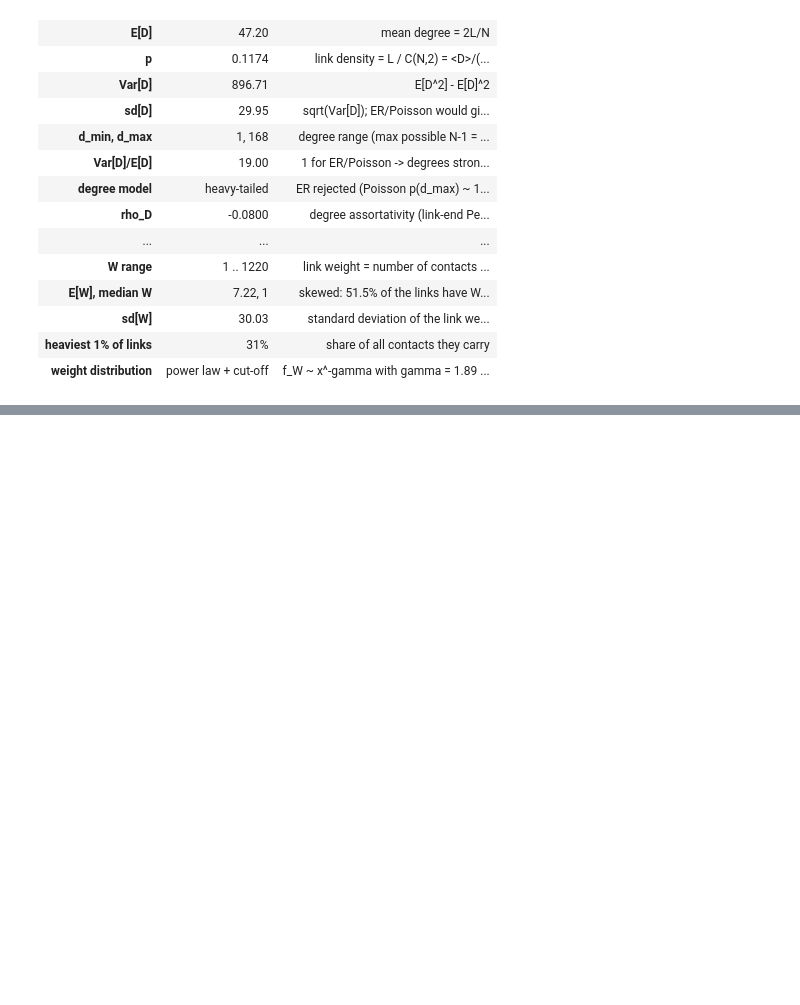
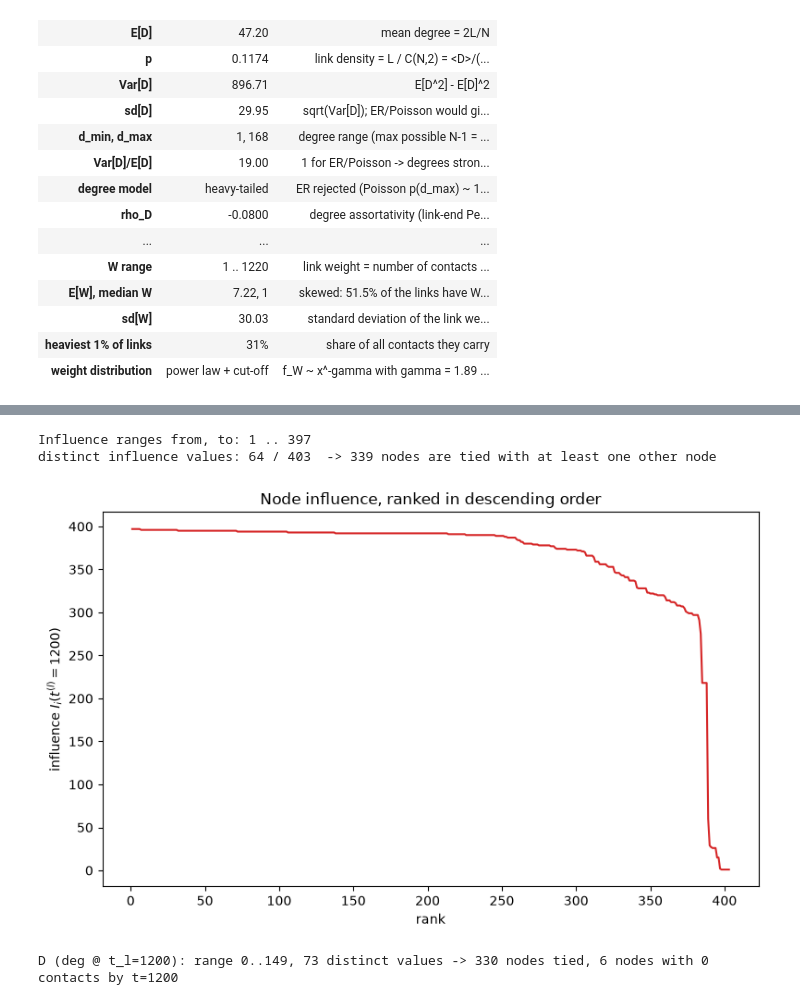
Before and after one commit to andrei00001111/ComplexAss, a Jupyter notebook: assignment.ipynb, the cells around one changed output, grey strips where cells are left out. Saved outputs shown, nothing was run; the diff lists cells and outputs as text; code cells hidden in the pictures; blank space fills up the shorter version.

```diff
--- a/assignment.ipynb
+++ b/assignment.ipynb
@@ -979,0 +1129,55 @@ with pd.option_context("display.max_colwidth", None):
+# %%
+t_l, t_s = 1200, 600
+fractions = np.round(np.arange(0.05, 0.51, 0.05), 2)
+rng = np.random.default_rng(42)
+# %%
+# Influence metric: I_i(t_l = 1200) for every node as seed
+def compute_metric_influence(I_t, t_target):
+    return I_t[:, t_target].astype(float)
+
+influence = compute_metric_influence(I_t, t_l)
+
+n_distinct_infl = np.unique(influence).size
+print(f"Influence ranges from, to: {influence.min():.0f} .. {influence.max():.0f}")
+print(f"distinct influence values: {n_distinct_infl} / {N_B}  "
+      f"-> {N_B - n_distinct_infl} nodes are tied with at least one other node")
+# %% [output]
+Influence ranges from, to: 1 .. 397
+distinct influence values: 64 / 403  -> 339 nodes are tied with at least one other node
+# %%
+# Plot the influence of every node in descending order
+def plot_influence_sorted(influence, title="Node influence, ranked in descending order"):
+    order = np.argsort(-influence, kind="stable")
+    fig, ax = plt.subplots(figsize=(8, 5))
+    ax.plot(np.arange(1, influence.size + 1), influence[order], color="C3")
+    ax.set_xlabel("rank")
+    ax.set_ylabel(r"influence $I_i(t^{(l)}=1200)$")
+    ax.set_title(title)
+    fig.tight_layout()
+    return fig, order
+
+fig2, order_influence = plot_influence_sorted(influence)
+fig2.savefig("q9_2_influence_sorted.png", dpi=130)
+plt.show()
+R = nodes_B[order_influence]
+# %% [output]
+[figure, added]
+# %%
+# Centrality metric D -  degree in the network aggregated over [1, t_l=1200]
+def aggregated_degree(ia, ib, t_raw, max_t, N):
+    '''Degree of every node in the network aggregated over [1, max_t].'''
+    mask = t_raw <= max_t
+    au, av = ia[mask], ib[mask]
+    pairs = np.unique(np.stack([np.minimum(au, av), np.maximum(au, av)], axis=1), axis=0)
+    d = np.zeros(N, dtype=int)
+    np.add.at(d, pairs[:, 0], 1)
+    np.add.at(d, pairs[:, 1], 1)
+    return d.astype(float)
+
+D = aggregated_degree(ia, ib, t_raw, t_l, N_B)
+
+nd = np.unique(D).size
+print(f"D (deg @ t_l=1200): range {D.min():.0f}..{D.max():.0f}, "
+      f"{nd} distinct values -> {N_B - nd} nodes tied, {(D == 0).sum()} nodes with 0 contacts by t={t_l}")
+# %% [output]
+D (deg @ t_l=1200): range 0..149, 73 distinct values -> 330 nodes tied, 6 nodes with 0 contacts by t=1200
```
Also changed, not shown: parts of 17 cells of this notebook.
